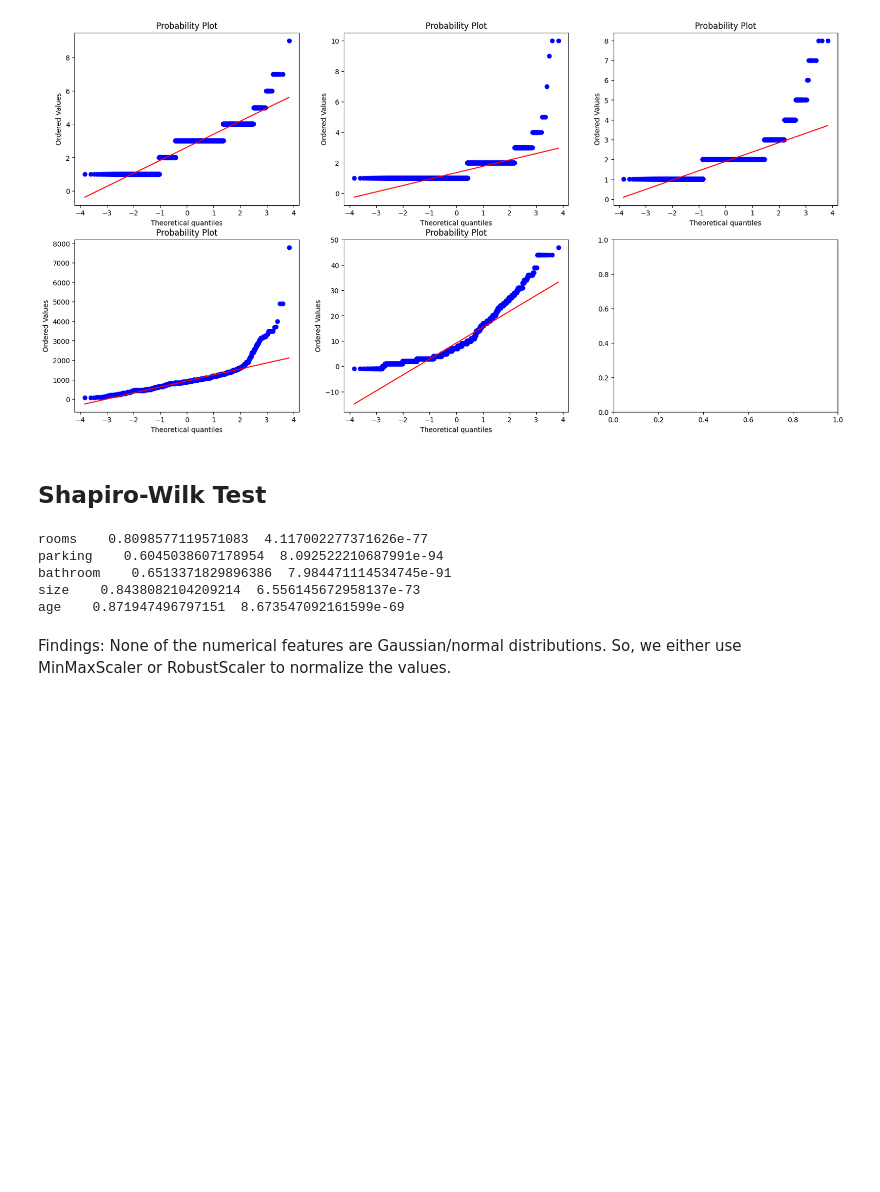
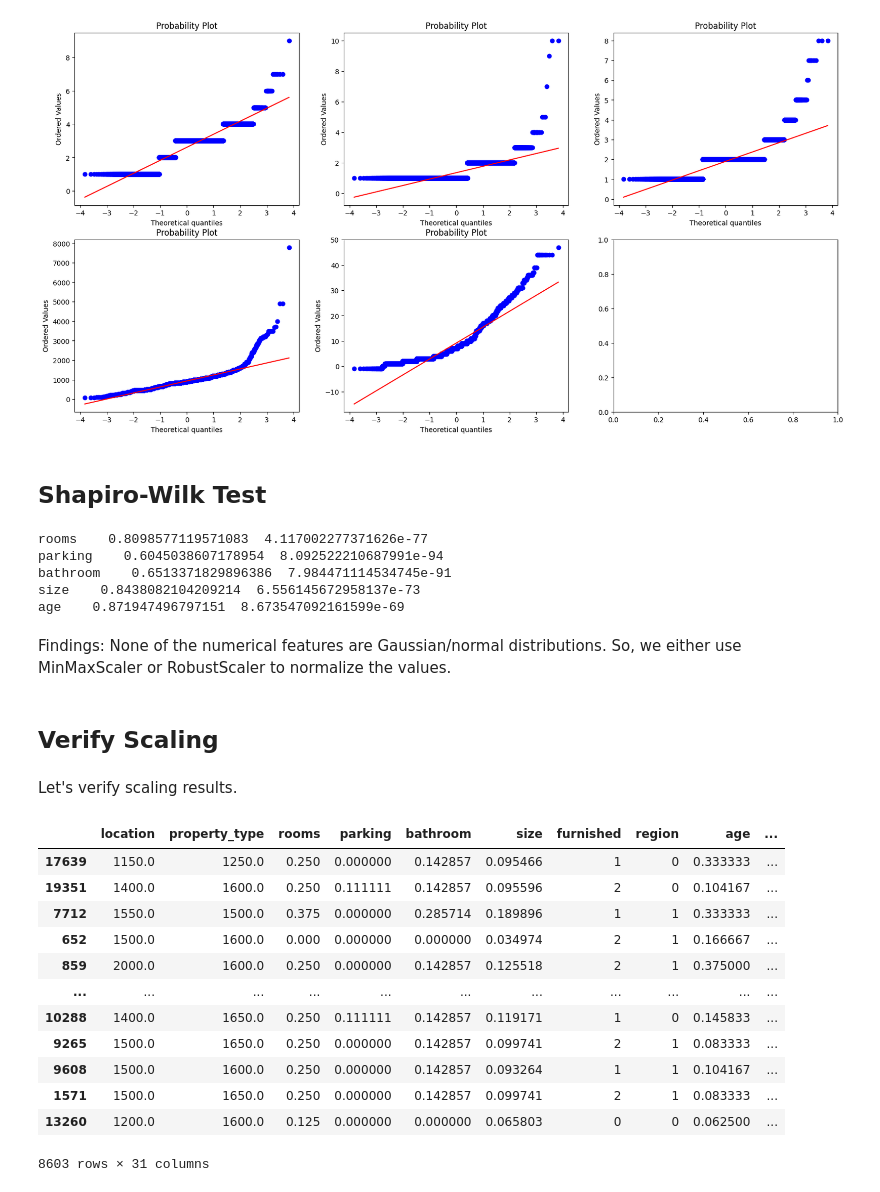
Before and after one commit to Vaneryn/6006cem-ml, a Jupyter notebook: notebooks/eda_rental_price.ipynb, the cells around one changed output. Saved outputs shown, nothing was run; the diff lists cells and outputs as text; code cells hidden in the pictures; blank space fills up the shorter version.

Commit message:
verify feature scaling

```diff
--- a/notebooks/eda_rental_price.ipynb
+++ b/notebooks/eda_rental_price.ipynb
@@ -2724,3 +2724,39 @@ size    0.8438082104209214  6.556145672958137e-73
 age    0.871947496797151  8.673547092161599e-69
 # %% [markdown]
 Findings: None of the numerical features are Gaussian/normal distributions. So, we either use MinMaxScaler or RobustScaler to normalize the values.
+# %% [markdown]
+## Verify Scaling
+# %% [markdown]
+Let's verify scaling results.
+# %%
+from sklearn.model_selection import train_test_split
+from sklearn.preprocessing import MinMaxScaler, RobustScaler
+
+num_features = ['rooms', 'parking', 'bathroom', 'size', 'age']
+
+X = df_feng2_done.drop('monthly_rent', axis=1)  # Features
+y = df_feng2_done['monthly_rent']               # Target
+
+# Train test split
+X_train, X_test, y_train, y_test = train_test_split(X, y, test_size=0.2, random_state=42)
+
+# Scaling
+scaler_X = MinMaxScaler().set_output(transform='pandas')
+X_train[num_features] = scaler_X.fit_transform(X_train[num_features])
+X_test[num_features] = scaler_X.transform(X_test[num_features])
+# %%
+X_train
+# %% [output]
+|  | location | property_type | rooms | parking | bathroom | size | furnished | region | age | ... |
+| 17639 | 1150.0 | 1250.0 | 0.250 | 0.000000 | 0.142857 | 0.095466 | 1 | 0 | 0.333333 | ... |
+| 19351 | 1400.0 | 1600.0 | 0.250 | 0.111111 | 0.142857 | 0.095596 | 2 | 0 | 0.104167 | ... |
+| 7712 | 1550.0 | 1500.0 | 0.375 | 0.000000 | 0.285714 | 0.189896 | 1 | 1 | 0.333333 | ... |
+| 652 | 1500.0 | 1600.0 | 0.000 | 0.000000 | 0.000000 | 0.034974 | 2 | 1 | 0.166667 | ... |
+| 859 | 2000.0 | 1600.0 | 0.250 | 0.000000 | 0.142857 | 0.125518 | 2 | 1 | 0.375000 | ... |
+| ... | ... | ... | ... | ... | ... | ... | ... | ... | ... | ... |
+| 10288 | 1400.0 | 1650.0 | 0.250 | 0.111111 | 0.142857 | 0.119171 | 1 | 0 | 0.145833 | ... |
+| 9265 | 1500.0 | 1650.0 | 0.250 | 0.000000 | 0.142857 | 0.099741 | 2 | 1 | 0.083333 | ... |
+| 9608 | 1500.0 | 1600.0 | 0.250 | 0.000000 | 0.142857 | 0.093264 | 1 | 1 | 0.104167 | ... |
+| 1571 | 1500.0 | 1650.0 | 0.250 | 0.000000 | 0.142857 | 0.099741 | 2 | 1 | 0.083333 | ... |
+| 13260 | 1200.0 | 1600.0 | 0.125 | 0.000000 | 0.000000 | 0.065803 | 0 | 0 | 0.062500 | ... |
+8603 rows × 31 columns
```
Also changed, not shown: parts of 2 cells of this notebook.
